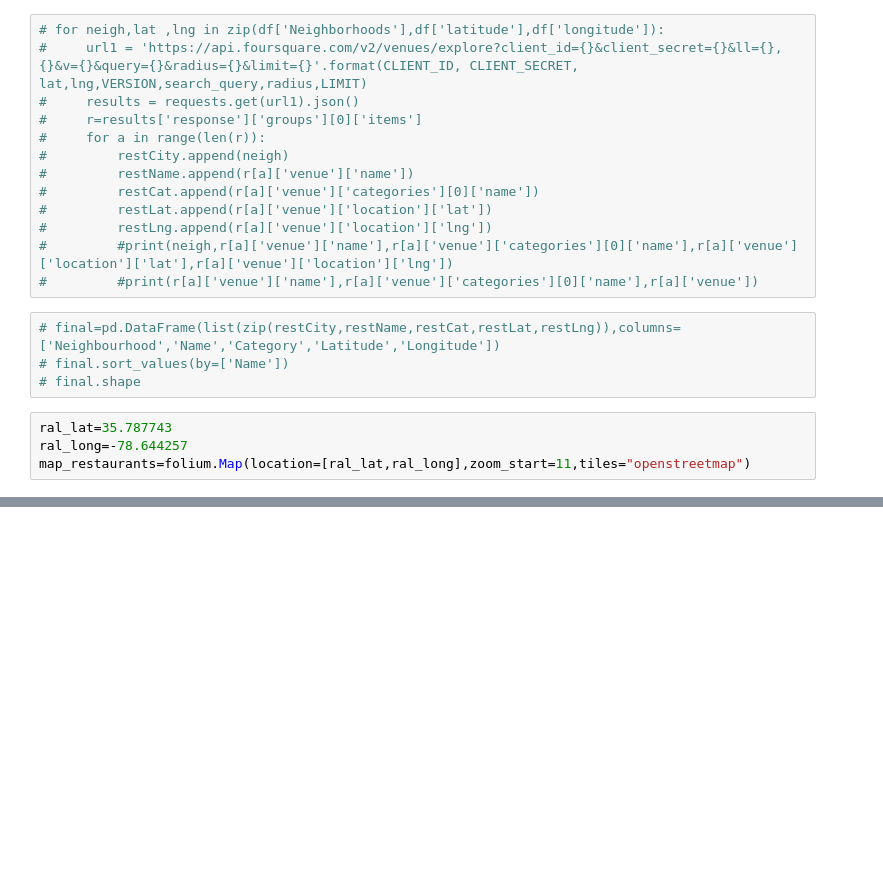
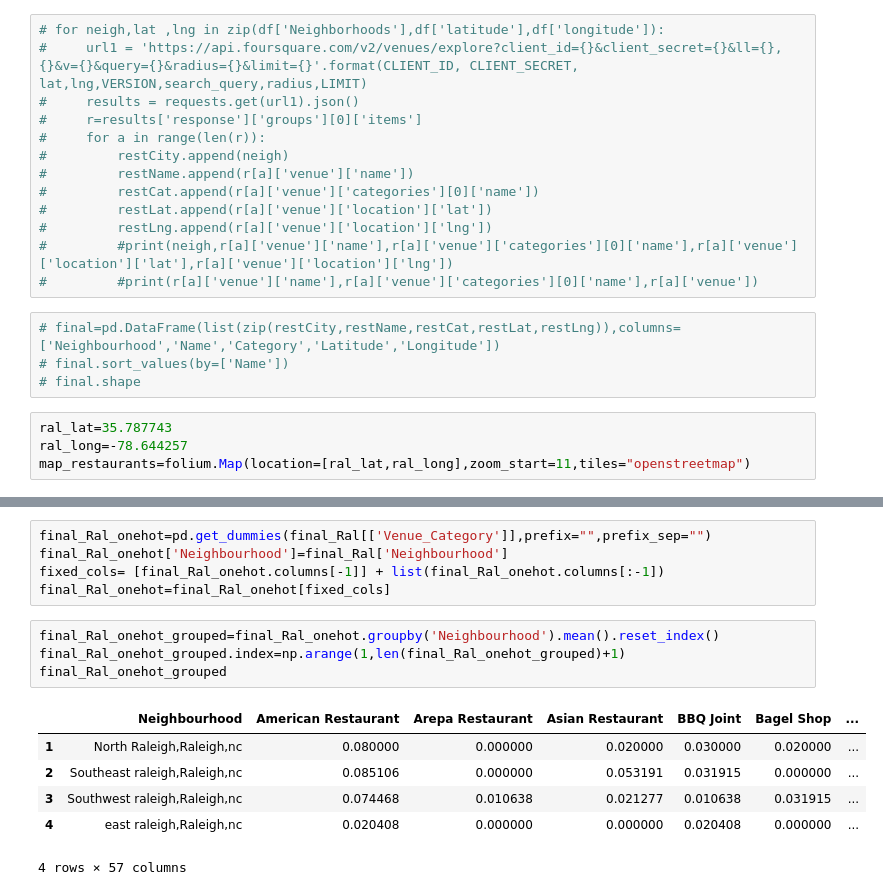
Before and after one commit to Devnathv/IBMCapstoneProject, a Jupyter notebook: FinalProject.ipynb, the cells around one changed output, grey strips where cells are left out. Cells and saved outputs as stored; diff of their text form; blank space fills up the shorter version.

```diff
--- a/FinalProject.ipynb
+++ b/FinalProject.ipynb
@@ -272,3 +274,19 @@ for lat,long,poi,distr in zip(final_Ral['Latitude'],final_Ral['Longitude'],
 map_restaurants
 # %% [output]
 [interactive output not drawn]
+# %%
+final_Ral_onehot=pd.get_dummies(final_Ral[['Venue_Category']],prefix="",prefix_sep="")
+final_Ral_onehot['Neighbourhood']=final_Ral['Neighbourhood']
+fixed_cols= [final_Ral_onehot.columns[-1]] + list(final_Ral_onehot.columns[:-1])
+final_Ral_onehot=final_Ral_onehot[fixed_cols]
+# %%
+final_Ral_onehot_grouped=final_Ral_onehot.groupby('Neighbourhood').mean().reset_index()
+final_Ral_onehot_grouped.index=np.arange(1,len(final_Ral_onehot_grouped)+1)
+final_Ral_onehot_grouped
+# %% [output]
+|  | Neighbourhood | American Restaurant | Arepa Restaurant | Asian Restaurant | BBQ Joint | Bagel Shop | ... |
+| 1 | North Raleigh,Raleigh,nc | 0.080000 | 0.000000 | 0.020000 | 0.030000 | 0.020000 | ... |
+| 2 | Southeast raleigh,Raleigh,nc | 0.085106 | 0.000000 | 0.053191 | 0.031915 | 0.000000 | ... |
+| 3 | Southwest raleigh,Raleigh,nc | 0.074468 | 0.010638 | 0.021277 | 0.010638 | 0.031915 | ... |
+| 4 | east raleigh,Raleigh,nc | 0.020408 | 0.000000 | 0.000000 | 0.020408 | 0.000000 | ... |
+4 rows × 57 columns
```
Also changed, not shown: parts of 8 cells of this notebook.
